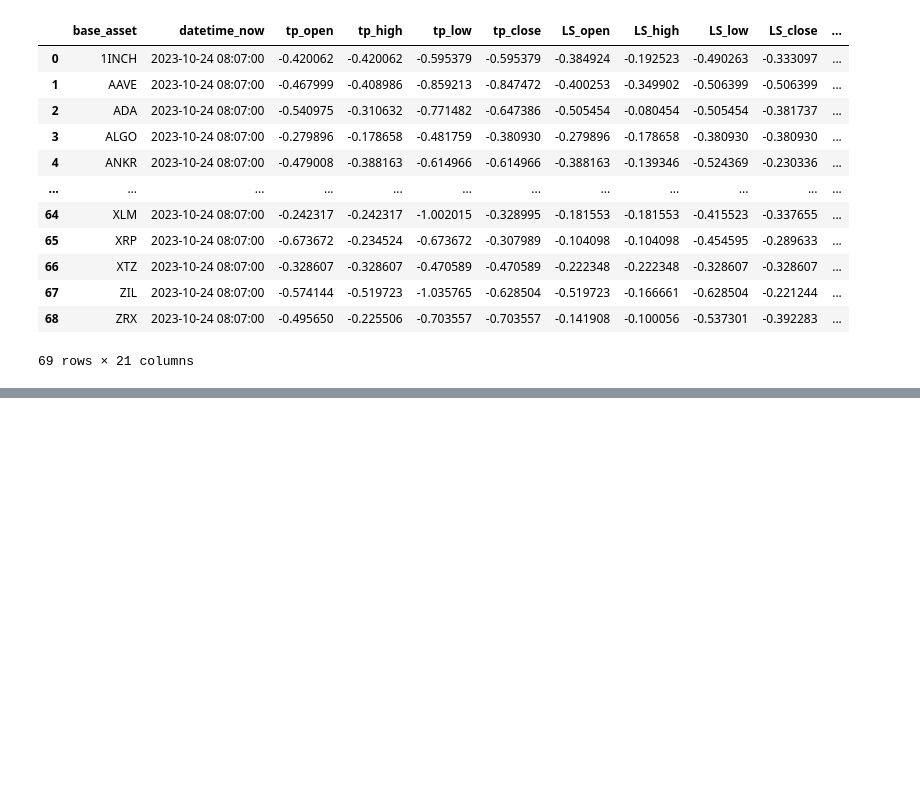
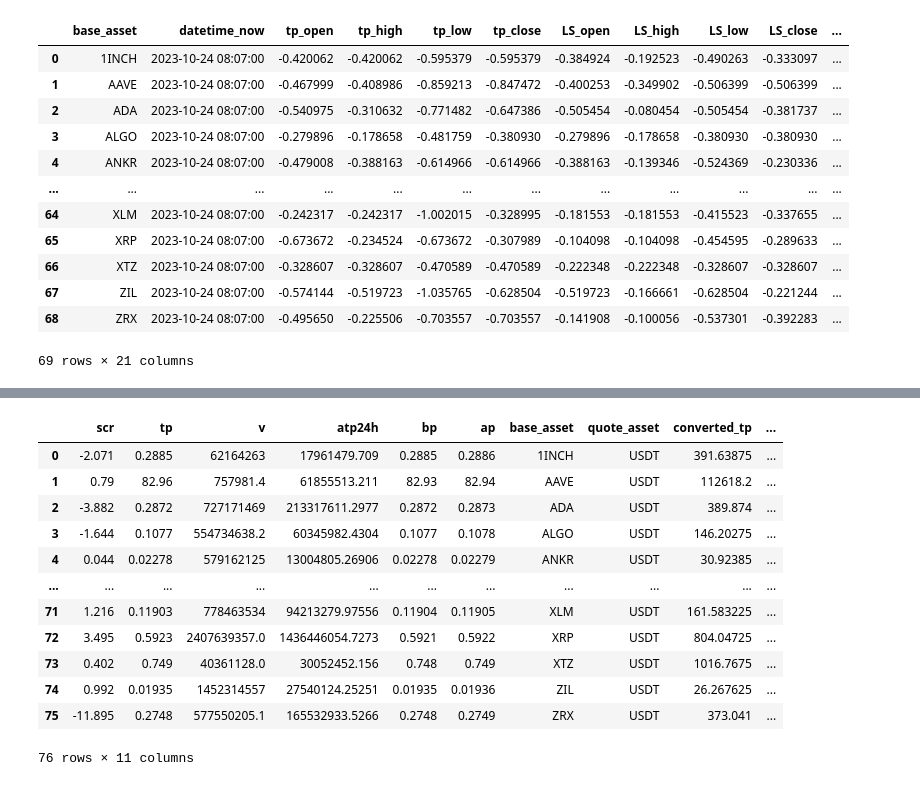
Before and after one commit to charlie115/act, a Jupyter notebook: test_kimp_bot_core.ipynb, the cells around one changed output, grey strips where cells are left out. Drawn from its saved outputs; the diff is of its cells as text; code cells hidden in the pictures; blank space fills up the shorter version.

```diff
--- a/test_kimp_bot_core.ipynb
+++ b/test_kimp_bot_core.ipynb
@@ -170,0 +90,16 @@ resampling ohlc_df(length: 51): 0.4383203983306885
+# %%
+origin_market_df
+# %% [output]
+|  | scr | tp | v | atp24h | bp | ap | base_asset | quote_asset | converted_tp | ... |
+| 0 | -2.071 | 0.2885 | 62164263 | 17961479.709 | 0.2885 | 0.2886 | 1INCH | USDT | 391.63875 | ... |
+| 1 | 0.79 | 82.96 | 757981.4 | 61855513.211 | 82.93 | 82.94 | AAVE | USDT | 112618.2 | ... |
+| 2 | -3.882 | 0.2872 | 727171469 | 213317611.2977 | 0.2872 | 0.2873 | ADA | USDT | 389.874 | ... |
+| 3 | -1.644 | 0.1077 | 554734638.2 | 60345982.4304 | 0.1077 | 0.1078 | ALGO | USDT | 146.20275 | ... |
+| 4 | 0.044 | 0.02278 | 579162125 | 13004805.26906 | 0.02278 | 0.02279 | ANKR | USDT | 30.92385 | ... |
+| ... | ... | ... | ... | ... | ... | ... | ... | ... | ... | ... |
+| 71 | 1.216 | 0.11903 | 778463534 | 94213279.97556 | 0.11904 | 0.11905 | XLM | USDT | 161.583225 | ... |
+| 72 | 3.495 | 0.5923 | 2407639357.0 | 1436446054.7273 | 0.5921 | 0.5922 | XRP | USDT | 804.04725 | ... |
+| 73 | 0.402 | 0.749 | 40361128.0 | 30052452.156 | 0.748 | 0.749 | XTZ | USDT | 1016.7675 | ... |
+| 74 | 0.992 | 0.01935 | 1452314557 | 27540124.25251 | 0.01935 | 0.01936 | ZIL | USDT | 26.267625 | ... |
+| 75 | -11.895 | 0.2748 | 577550205.1 | 165532933.5266 | 0.2748 | 0.2749 | ZRX | USDT | 373.041 | ... |
+76 rows × 11 columns
```
Also changed, not shown: parts of 6 cells of this notebook, 9 other files.
